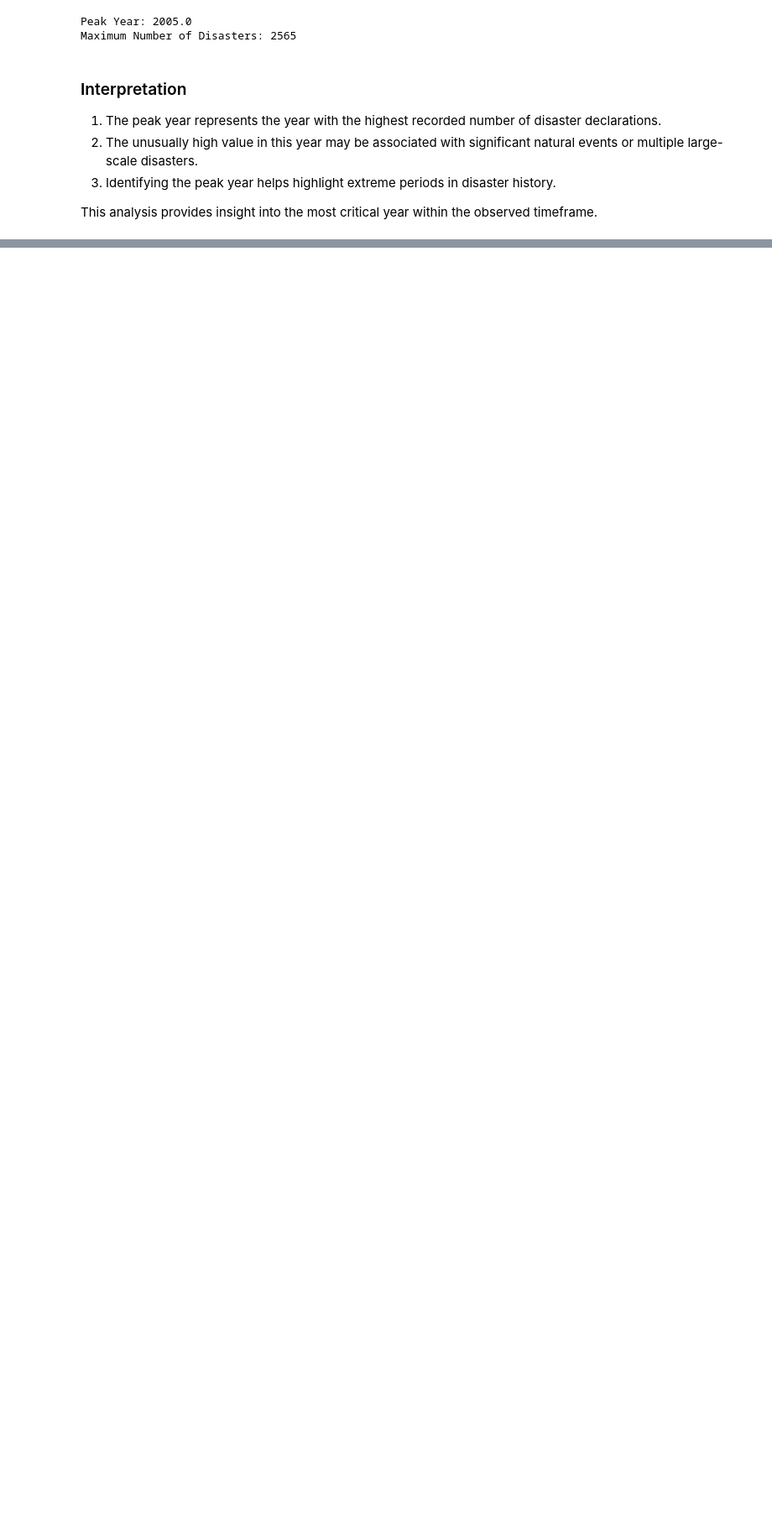
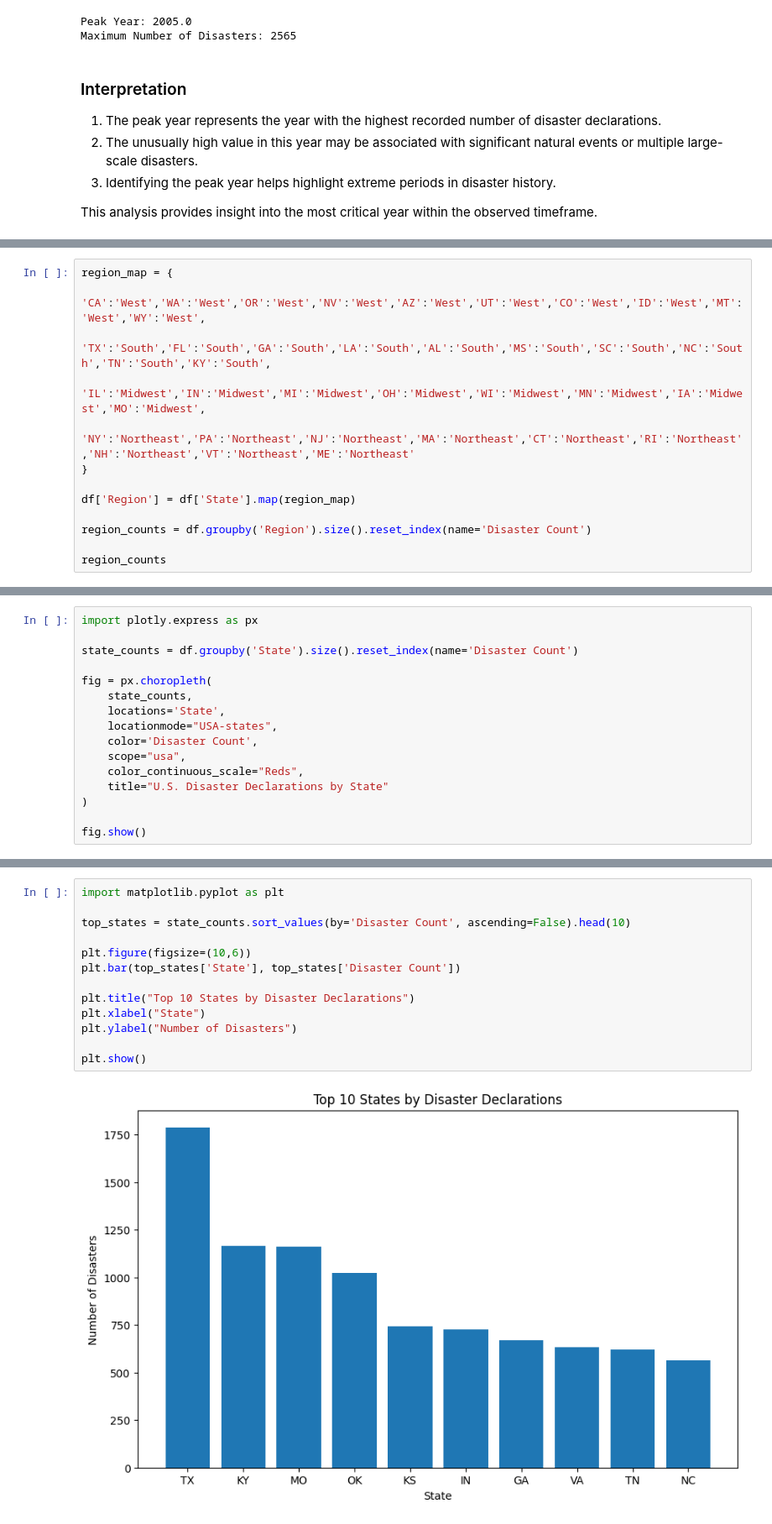
Before and after one commit to GKSJ19/USND, a Jupyter notebook: notebooks/analysis.ipynb, the cells around one changed output, grey strips where cells are left out. Shown at 84% size. Saved outputs shown, nothing was run; the diff lists cells and outputs as text; blank space fills up the shorter version.

```diff
--- a/notebooks/analysis.ipynb
+++ b/notebooks/analysis.ipynb
@@ -267,0 +378,13 @@ This analysis provides insight into the most critical year within the observed t
+# %%
+region_map = {
+    'CA':'West','WA':'West','OR':'West','NV':'West','AZ':'West','UT':'West','CO':'West','ID':'West','MT':'West','WY':'West',
+    'TX':'South','FL':'South','GA':'South','LA':'South','AL':'South','MS':'South','SC':'South','NC':'South','TN':'South','KY':'South',
+    'IL':'Midwest','IN':'Midwest','MI':'Midwest','OH':'Midwest','WI':'Midwest','MN':'Midwest','IA':'Midwest','MO':'Midwest',
+    'NY':'Northeast','PA':'Northeast','NJ':'Northeast','MA':'Northeast','CT':'Northeast','RI':'Northeast','NH':'Northeast','VT':'Northeast','ME':'Northeast'
+}
+
+df['Region'] = df['State'].map(region_map)
+
+region_counts = df.groupby('Region').size().reset_index(name='Disaster Count')
+
+region_counts
@@ -267,0 +416,16 @@ This analysis provides insight into the most critical year within the observed t
+# %%
+import plotly.express as px
+
+state_counts = df.groupby('State').size().reset_index(name='Disaster Count')
+
+fig = px.choropleth(
+    state_counts,
+    locations='State',
+    locationmode="USA-states",
+    color='Disaster Count',
+    scope="usa",
+    color_continuous_scale="Reds",
+    title="U.S. Disaster Declarations by State"
+)
+
+fig.show()
@@ -267,0 +447,15 @@ This analysis provides insight into the most critical year within the observed t
+# %%
+import matplotlib.pyplot as plt
+
+top_states = state_counts.sort_values(by='Disaster Count', ascending=False).head(10)
+
+plt.figure(figsize=(10,6))
+plt.bar(top_states['State'], top_states['Disaster Count'])
+
+plt.title("Top 10 States by Disaster Declarations")
+plt.xlabel("State")
+plt.ylabel("Number of Disasters")
+
+plt.show()
+# %% [output]
+[figure, added]
```
Also changed, not shown: parts of 27 cells of this notebook, 1 other file.
